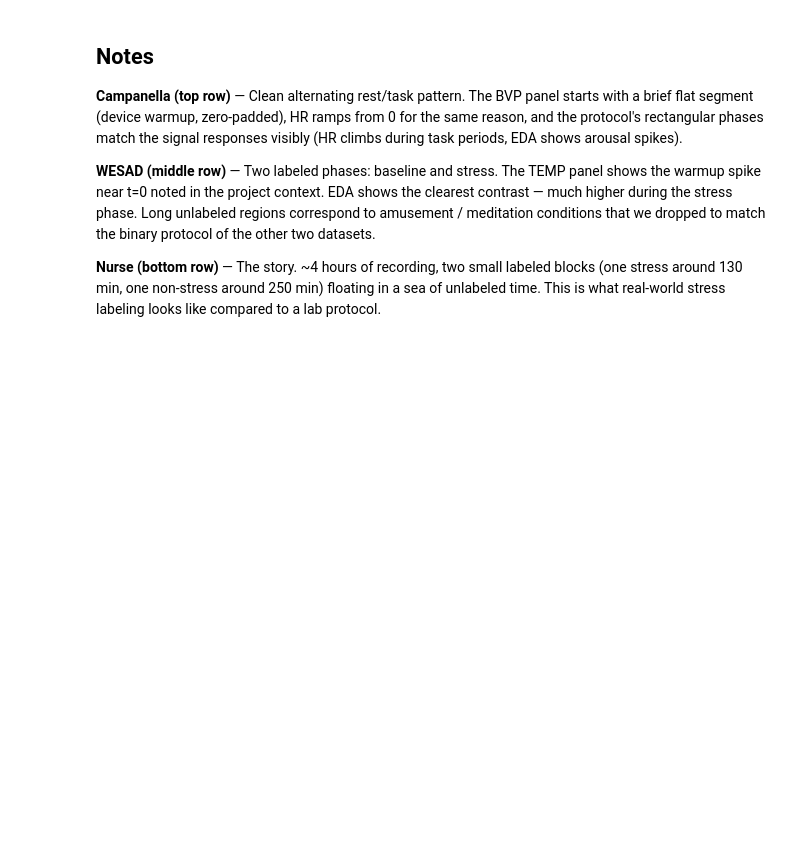
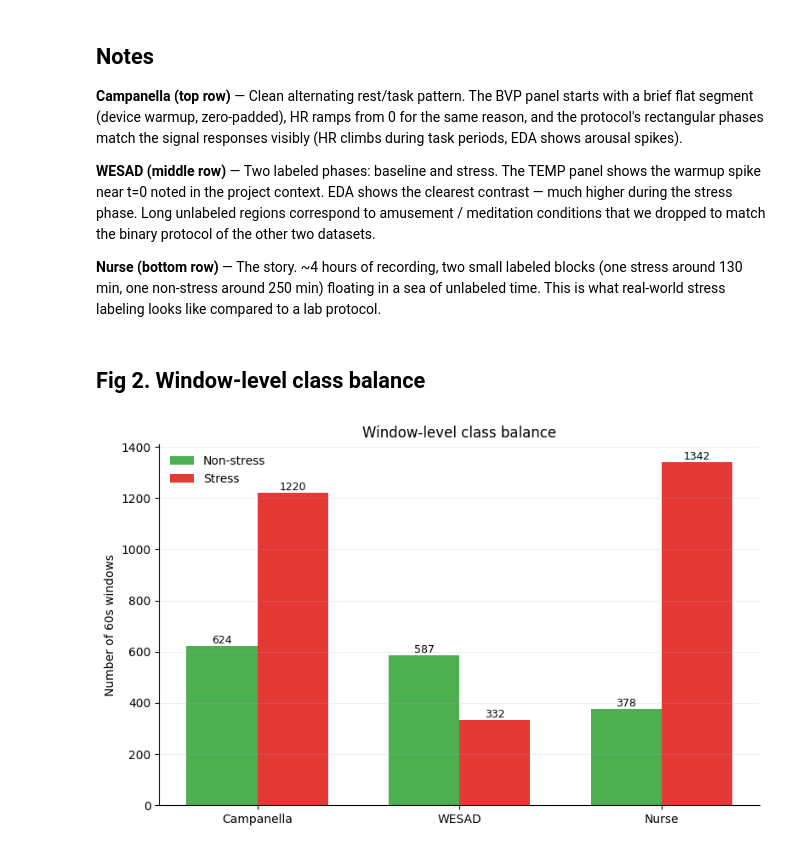
Before and after one commit to hifsakazmi/cross-dataset-stress-detection, a Jupyter notebook: notebooks/01_eda.ipynb, the cells around one changed output. Drawn from its saved outputs; the diff is of its cells as text; code cells hidden in the pictures; blank space fills up the shorter version.

Commit message:
Added visualizations

```diff
--- a/notebooks/01_eda.ipynb
+++ b/notebooks/01_eda.ipynb
@@ -2,0 +43,9 @@
+# %%
+import src.eda as eda_module
+importlib.reload(eda_module)
+from src.eda import build_dataset_summary, summary_to_dataframe, build_characterization_table
+
+summary = build_dataset_summary(data_root=DATA_ROOT, labels_root=LABELS_ROOT)
+summary_df = summary_to_dataframe(summary)
+print(f"\nFlat summary: {len(summary_df)} rows across all three datasets")
+summary_df.head()
@@ -324,3 +382,50 @@ match the binary protocol of the other two datasets.
 blocks (one stress around 130 min, one non-stress around 250 min) floating in
 a sea of unlabeled time. This is what real-world stress labeling looks like
 compared to a lab protocol.
+# %% [markdown]
+## Fig 2. Window-level class balance
+# %%
+fig, ax = plt.subplots(figsize=(8, 5))
+
+datasets = ["campanella", "wesad", "nurse"]
+labels_pretty = ["Campanella", "WESAD", "Nurse"]
+
+stress_counts = [
+    sum(r["stress_windows"] for r in summary[d] if not r["excluded"])
+    for d in datasets
+]
+non_stress_counts = [
+    sum(r["non_stress_windows"] for r in summary[d] if not r["excluded"])
+    for d in datasets
+]
+
+x = np.arange(len(datasets))
+width = 0.35
+
+bars1 = ax.bar(x - width/2, non_stress_counts, width,
+               label="Non-stress", color=PHASE_COLORS[0])
+bars2 = ax.bar(x + width/2, stress_counts, width,
+               label="Stress", color=PHASE_COLORS[1])
+
+# Counts on top of bars
+for bars in (bars1, bars2):
+    for bar in bars:
+        h = bar.get_height()
+        ax.text(bar.get_x() + bar.get_width()/2, h, f"{int(h)}",
+                ha="center", va="bottom", fontsize=9)
+
+ax.set_xticks(x)
+ax.set_xticklabels(labels_pretty)
+ax.set_ylabel("Number of 60s windows")
+ax.set_title("Window-level class balance")
+ax.legend(frameon=False)
+ax.grid(True, axis="y", alpha=0.3, linewidth=0.5)
+ax.spines["top"].set_visible(False)
+ax.spines["right"].set_visible(False)
+
+plt.tight_layout()
+fig.savefig(RESULTS_DIR / "fig2_window_class_balance.png", dpi=200, bbox_inches="tight")
+fig.savefig(RESULTS_DIR / "fig2_window_class_balance.pdf", bbox_inches="tight")
+plt.show()
+# %% [output]
+[figure, added]
```
Also changed, not shown: parts of 18 cells of this notebook.
